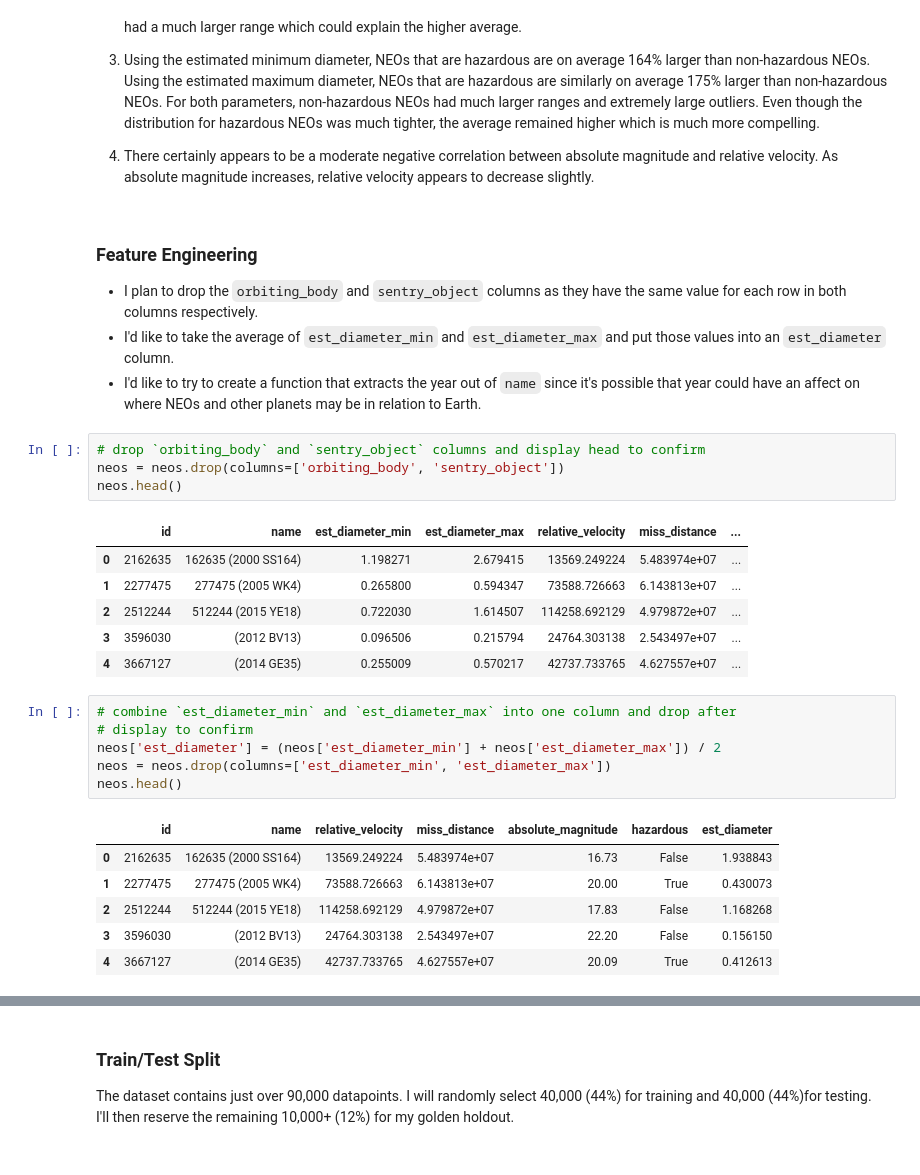
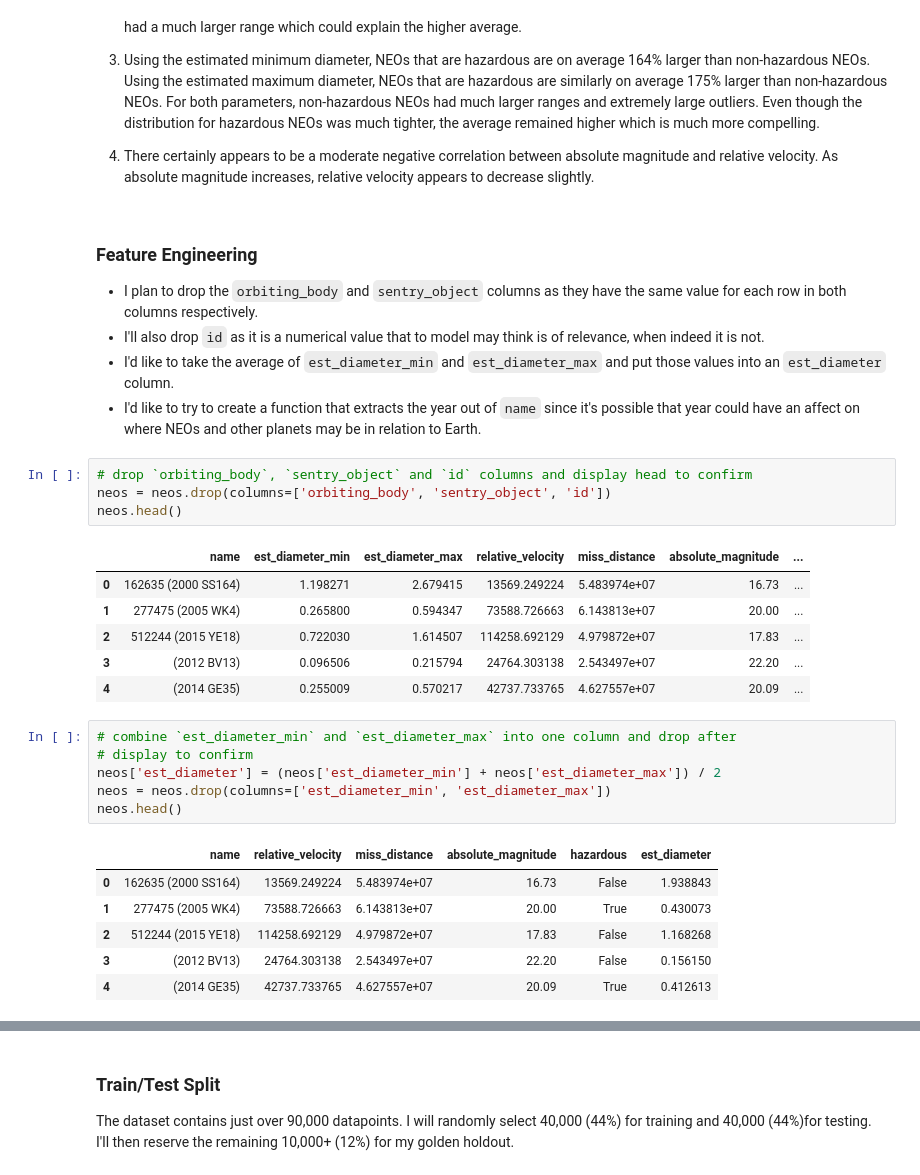
Before and after one commit to samarakoon-ryan/NASA-nearest-earth-objects-modeling, a Jupyter notebook: project_notebook.ipynb, the cells around one changed output, grey strips where cells are left out. Cells and saved outputs as stored; diff of their text form.

```diff
--- a/project_notebook.ipynb
+++ b/project_notebook.ipynb
@@ -202,19 +209,20 @@ sns.scatterplot(x=neos['absolute_magnitude'], y=neos['relative_velocity']).set(t
 ### Feature Engineering
 
 - I plan to drop the `orbiting_body` and `sentry_object` columns as they have the same value for each row in both columns respectively.
+- I'll also drop `id` as it is a numerical value that to model may think is of relevance, when indeed it is not.
 - I'd like to take the average of `est_diameter_min` and `est_diameter_max` and put those values into an `est_diameter` column.
 - I'd like to try to create a function that extracts the year out of `name` since it's possible that year could have an affect on where NEOs and other planets may be in relation to Earth.
 # %%
-# drop `orbiting_body` and `sentry_object` columns and display head to confirm
-neos = neos.drop(columns=['orbiting_body', 'sentry_object'])
+# drop `orbiting_body`, `sentry_object` and `id` columns and display head to confirm
+neos = neos.drop(columns=['orbiting_body', 'sentry_object', 'id'])
 neos.head()
 # %% [output]
-|  | id | name | est_diameter_min | est_diameter_max | relative_velocity | miss_distance | ... |
-| 0 | 2162635 | 162635 (2000 SS164) | 1.198271 | 2.679415 | 13569.249224 | 5.483974e+07 | ... |
-| 1 | 2277475 | 277475 (2005 WK4) | 0.265800 | 0.594347 | 73588.726663 | 6.143813e+07 | ... |
-| 2 | 2512244 | 512244 (2015 YE18) | 0.722030 | 1.614507 | 114258.692129 | 4.979872e+07 | ... |
-| 3 | 3596030 | (2012 BV13) | 0.096506 | 0.215794 | 24764.303138 | 2.543497e+07 | ... |
-| 4 | 3667127 | (2014 GE35) | 0.255009 | 0.570217 | 42737.733765 | 4.627557e+07 | ... |
+|  | name | est_diameter_min | est_diameter_max | relative_velocity | miss_distance | absolute_magnitude | ... |
+| 0 | 162635 (2000 SS164) | 1.198271 | 2.679415 | 13569.249224 | 5.483974e+07 | 16.73 | ... |
+| 1 | 277475 (2005 WK4) | 0.265800 | 0.594347 | 73588.726663 | 6.143813e+07 | 20.00 | ... |
+| 2 | 512244 (2015 YE18) | 0.722030 | 1.614507 | 114258.692129 | 4.979872e+07 | 17.83 | ... |
+| 3 | (2012 BV13) | 0.096506 | 0.215794 | 24764.303138 | 2.543497e+07 | 22.20 | ... |
+| 4 | (2014 GE35) | 0.255009 | 0.570217 | 42737.733765 | 4.627557e+07 | 20.09 | ... |
 # %%
 # combine `est_diameter_min` and `est_diameter_max` into one column and drop after
 # display to confirm
@@ -222,12 +230,12 @@ neos['est_diameter'] = (neos['est_diameter_min'] + neos['est_diameter_max']) / 2
 neos = neos.drop(columns=['est_diameter_min', 'est_diameter_max'])
 neos.head()
 # %% [output]
-|  | id | name | relative_velocity | miss_distance | absolute_magnitude | hazardous | est_diameter |
-| 0 | 2162635 | 162635 (2000 SS164) | 13569.249224 | 5.483974e+07 | 16.73 | False | 1.938843 |
-| 1 | 2277475 | 277475 (2005 WK4) | 73588.726663 | 6.143813e+07 | 20.00 | True | 0.430073 |
-| 2 | 2512244 | 512244 (2015 YE18) | 114258.692129 | 4.979872e+07 | 17.83 | False | 1.168268 |
-| 3 | 3596030 | (2012 BV13) | 24764.303138 | 2.543497e+07 | 22.20 | False | 0.156150 |
-| 4 | 3667127 | (2014 GE35) | 42737.733765 | 4.627557e+07 | 20.09 | True | 0.412613 |
+|  | name | relative_velocity | miss_distance | absolute_magnitude | hazardous | est_diameter |
+| 0 | 162635 (2000 SS164) | 13569.249224 | 5.483974e+07 | 16.73 | False | 1.938843 |
+| 1 | 277475 (2005 WK4) | 73588.726663 | 6.143813e+07 | 20.00 | True | 0.430073 |
+| 2 | 512244 (2015 YE18) | 114258.692129 | 4.979872e+07 | 17.83 | False | 1.168268 |
+| 3 | (2012 BV13) | 24764.303138 | 2.543497e+07 | 22.20 | False | 0.156150 |
+| 4 | (2014 GE35) | 42737.733765 | 4.627557e+07 | 20.09 | True | 0.412613 |
 # %%
 # Find year value in `name` column and move to new `year` column
 
```
Also changed, not shown: parts of 6 cells of this notebook.
